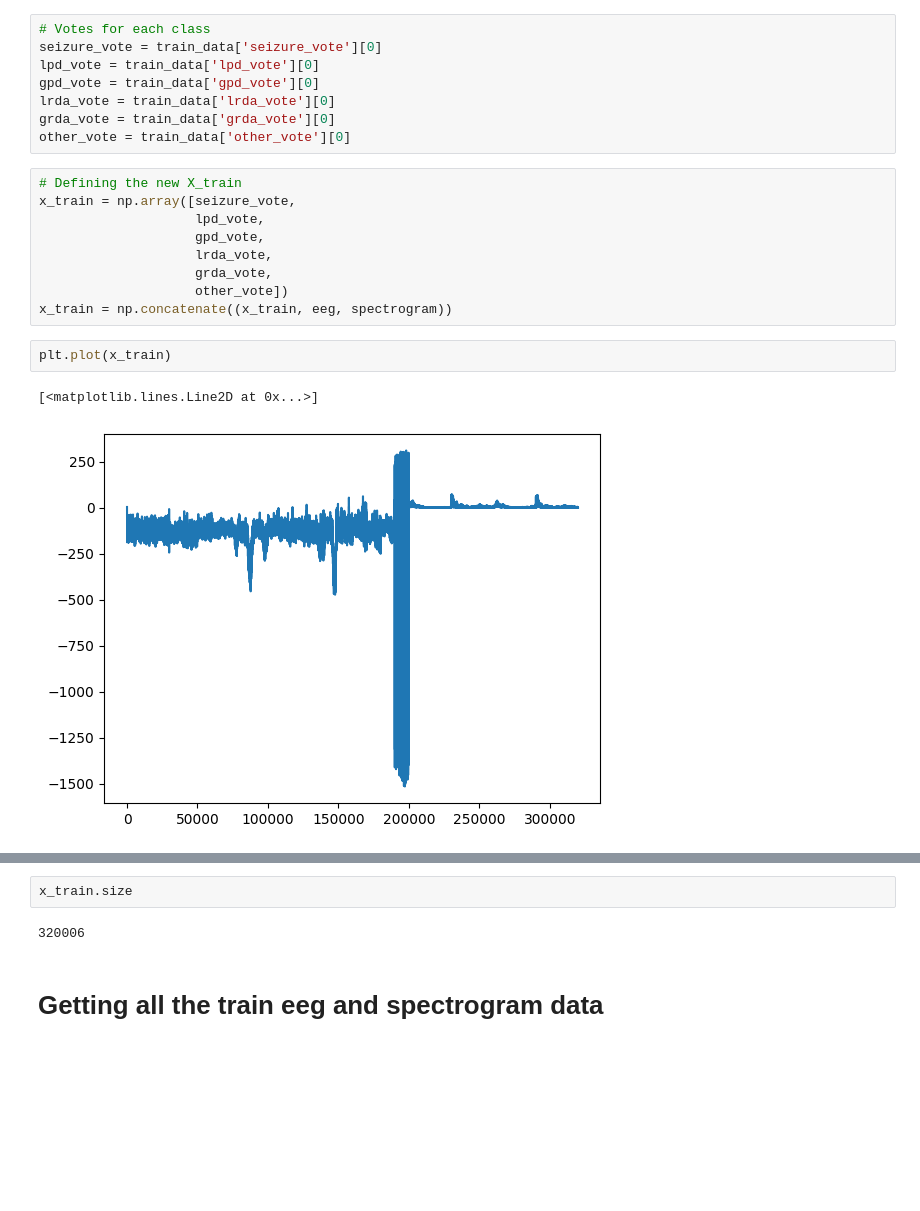
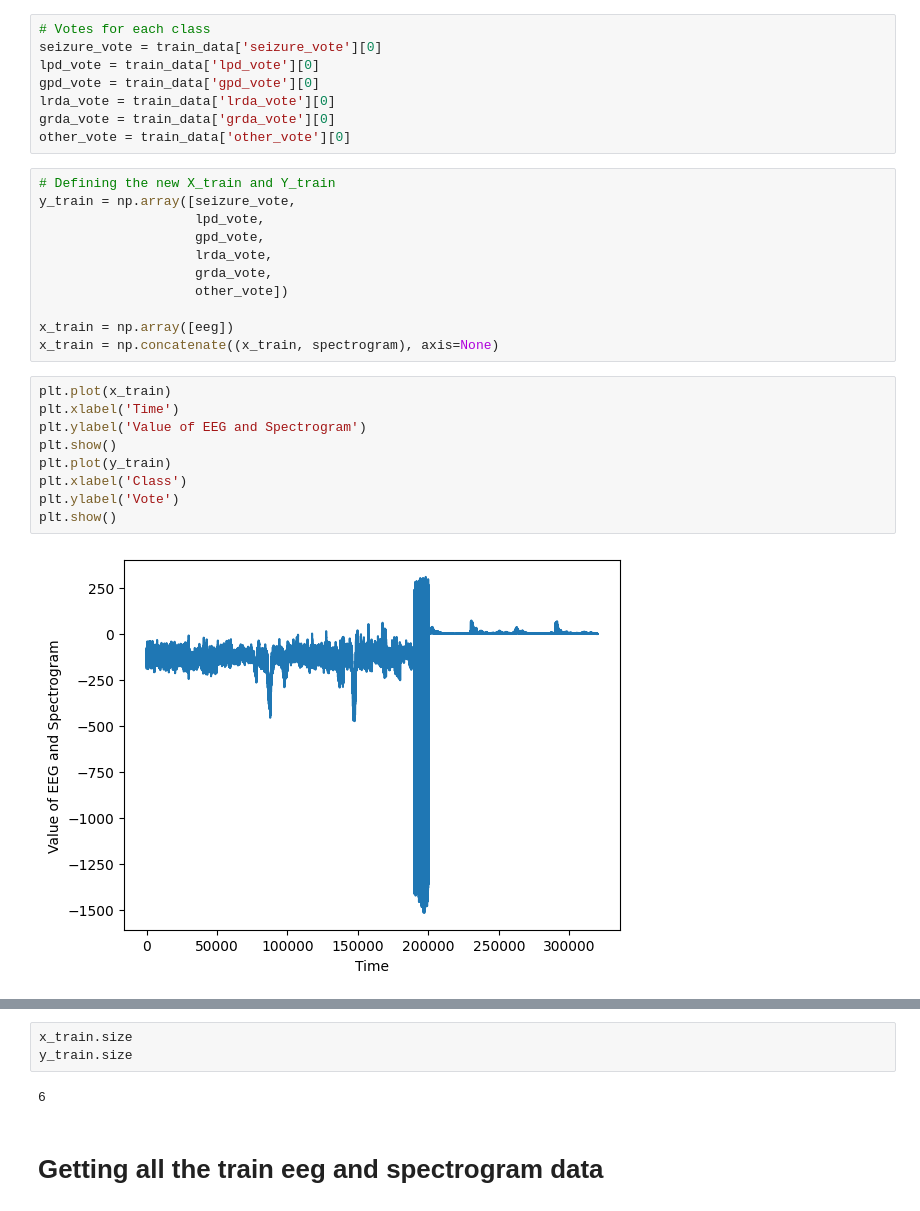
Before and after one commit to AnikaitLakhotia/harmful-brain-activity, a Jupyter notebook: harmful_brain_activity.ipynb, the cells around one changed output, grey strips where cells are left out. Cells and saved outputs as stored; diff of their text form; blank space fills up the shorter version.

```diff
--- a/harmful_brain_activity.ipynb
+++ b/harmful_brain_activity.ipynb
@@ -139,16 +73,24 @@ lrda_vote = train_data['lrda_vote'][0]
 grda_vote = train_data['grda_vote'][0]
 other_vote = train_data['other_vote'][0]
 # %%
-# Defining the new X_train
-x_train = np.array([seizure_vote,
+# Defining the new X_train and Y_train
+y_train = np.array([seizure_vote,
                     lpd_vote,
                     gpd_vote,
                     lrda_vote,
                     grda_vote,
                     other_vote])
-x_train = np.concatenate((x_train, eeg, spectrogram))
+
+x_train = np.array([eeg])
+x_train = np.concatenate((x_train, spectrogram), axis=None)
-# %%
-plt.plot(x_train)
-# %% [output]
-[<matplotlib.lines.Line2D at 0x...>]
-[figure, removed]
+# %%
+plt.plot(x_train)
+plt.xlabel('Time')
+plt.ylabel('Value of EEG and Spectrogram')
+plt.show()
+plt.plot(y_train)
+plt.xlabel('Class')
+plt.ylabel('Vote')
+plt.show()
+# %% [output]
+[figure, added]
@@ -155,7 +98,8 @@ plt.plot(x_train)
 # %%
 x_train.size
+y_train.size
 # %% [output]
-320006
+6
 # %% [markdown]
 # Getting all the train eeg and spectrogram data
 # %%
```
Also changed, not shown: parts of 15 cells of this notebook.
